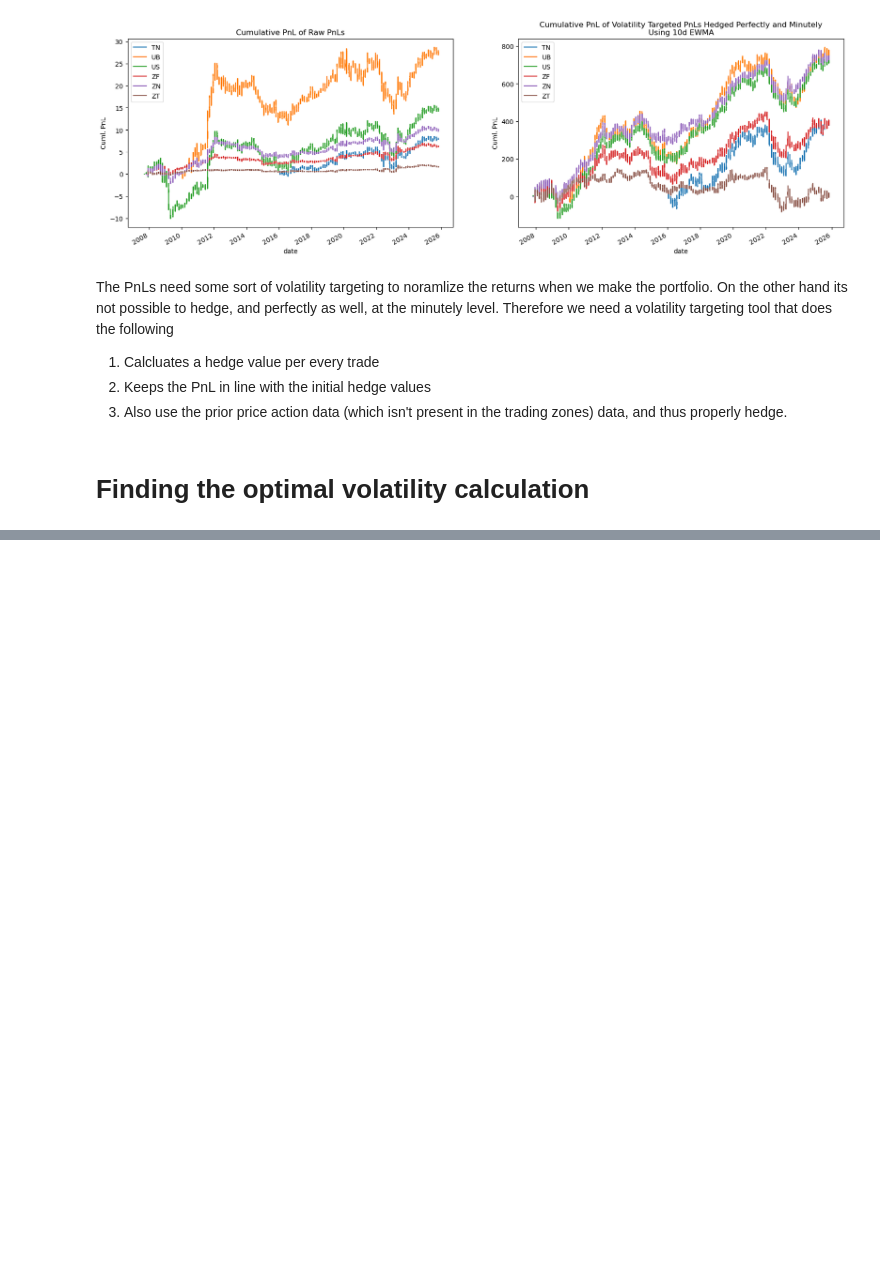
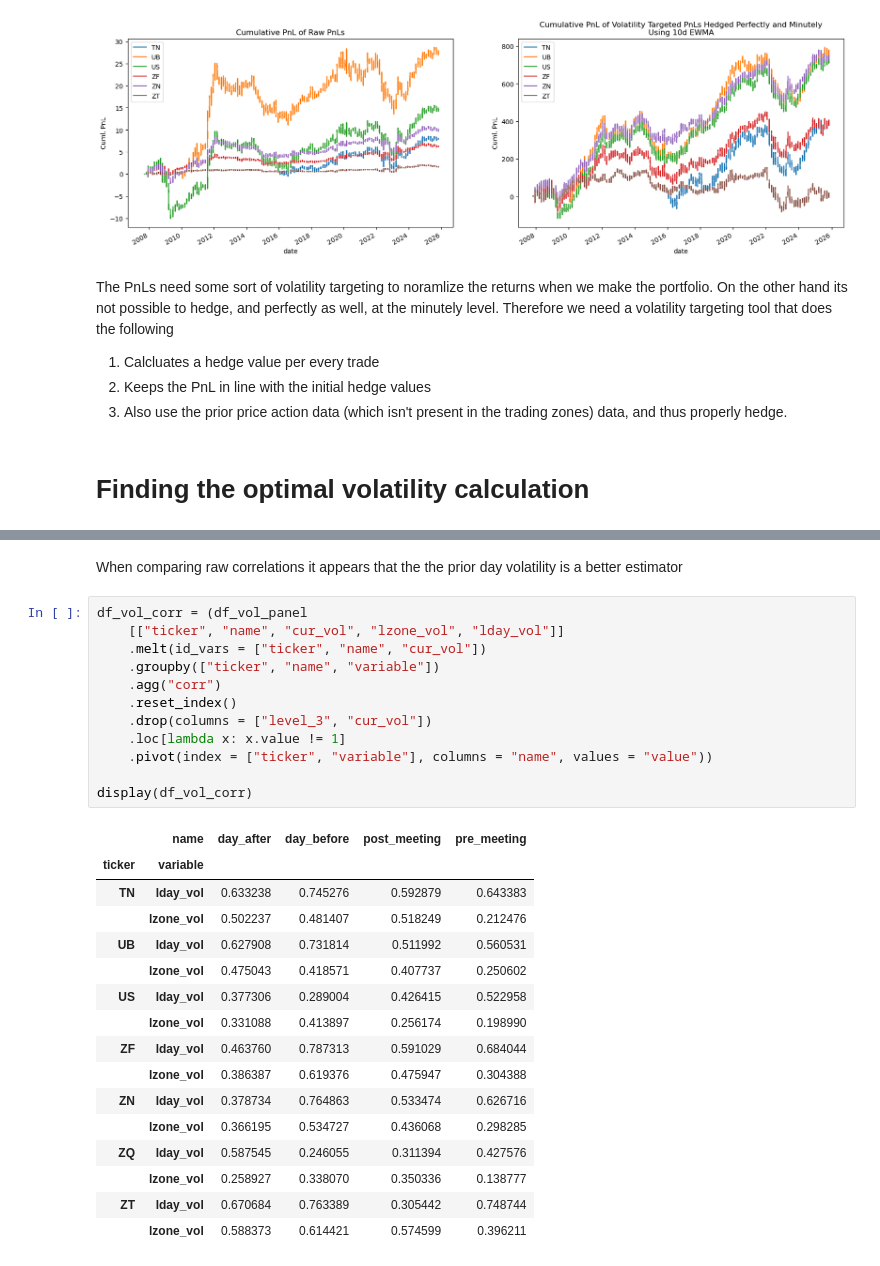
Before and after one commit to diegodalvarez/FOMCDrift, a Jupyter notebook: notebook/2GeneralBacktest.ipynb, the cells around one changed output, grey strips where cells are left out. Drawn from its saved outputs; the diff is of its cells as text; blank space fills up the shorter version.

```diff
--- a/notebook/2GeneralBacktest.ipynb
+++ b/notebook/2GeneralBacktest.ipynb
@@ -182,0 +180,31 @@ df_params = pd.concat(df_param_list)
+# %% [markdown]
+When comparing raw correlations it appears that the the prior day volatility is a better estimator
+# %%
+df_vol_corr = (df_vol_panel
+    [["ticker", "name", "cur_vol", "lzone_vol", "lday_vol"]]
+    .melt(id_vars = ["ticker", "name", "cur_vol"])
+    .groupby(["ticker", "name", "variable"])
+    .agg("corr")
+    .reset_index()
+    .drop(columns = ["level_3", "cur_vol"])
+    .loc[lambda x: x.value != 1]
+    .pivot(index = ["ticker", "variable"], columns = "name", values = "value"))
+
+display(df_vol_corr)
+# %% [output]
+|  | name | day_after | day_before | post_meeting | pre_meeting |
+| ticker | variable |  |  |  |  |
+| TN | lday_vol | 0.633238 | 0.745276 | 0.592879 | 0.643383 |
+|  | lzone_vol | 0.502237 | 0.481407 | 0.518249 | 0.212476 |
+| UB | lday_vol | 0.627908 | 0.731814 | 0.511992 | 0.560531 |
+|  | lzone_vol | 0.475043 | 0.418571 | 0.407737 | 0.250602 |
+| US | lday_vol | 0.377306 | 0.289004 | 0.426415 | 0.522958 |
+|  | lzone_vol | 0.331088 | 0.413897 | 0.256174 | 0.198990 |
+| ZF | lday_vol | 0.463760 | 0.787313 | 0.591029 | 0.684044 |
+|  | lzone_vol | 0.386387 | 0.619376 | 0.475947 | 0.304388 |
+| ZN | lday_vol | 0.378734 | 0.764863 | 0.533474 | 0.626716 |
+|  | lzone_vol | 0.366195 | 0.534727 | 0.436068 | 0.298285 |
+| ZQ | lday_vol | 0.587545 | 0.246055 | 0.311394 | 0.427576 |
+|  | lzone_vol | 0.258927 | 0.338070 | 0.350336 | 0.138777 |
+| ZT | lday_vol | 0.670684 | 0.763389 | 0.305442 | 0.748744 |
+|  | lzone_vol | 0.588373 | 0.614421 | 0.574599 | 0.396211 |
```
Also changed, not shown: parts of 29 cells of this notebook, 1 other file.
